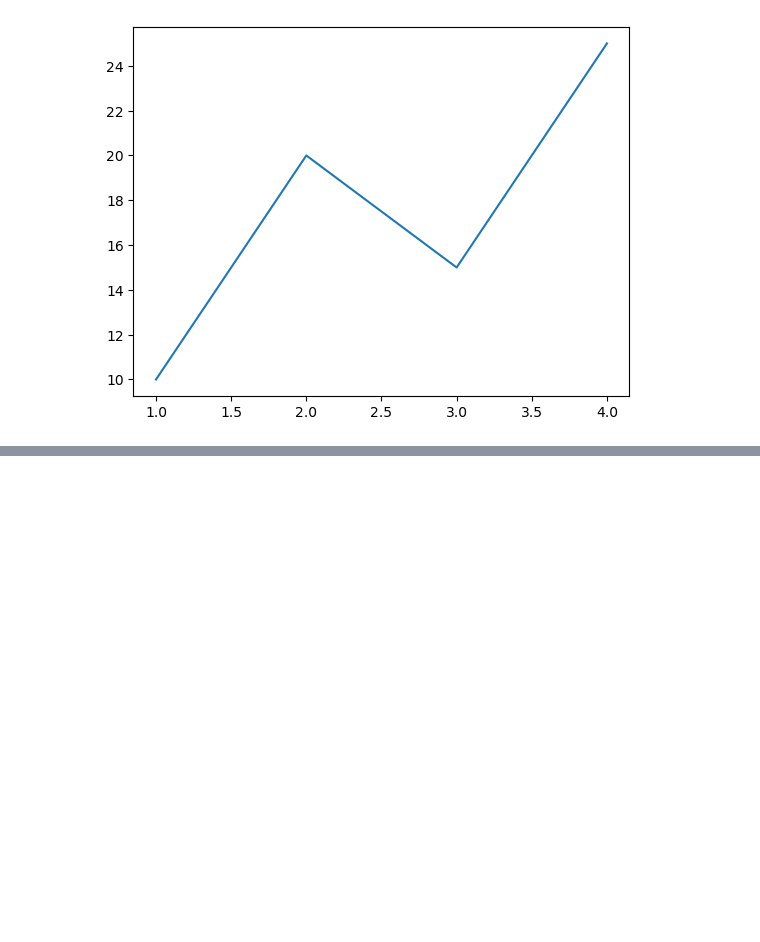
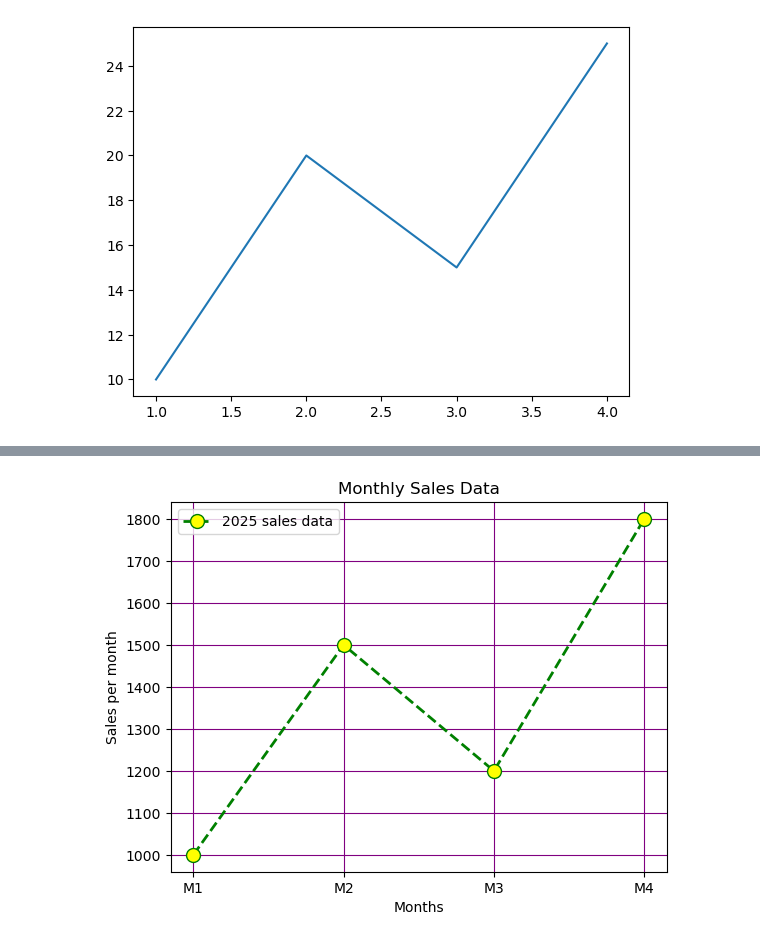
Before and after one commit to sidraanl-08/completedatascience, a Jupyter notebook: matplotlib/matplotlib.ipynb, the cells around one changed output, grey strips where cells are left out. Cells and saved outputs as stored; diff of their text form; code cells hidden in the pictures; blank space fills up the shorter version.

```diff
--- a/matplotlib/matplotlib.ipynb
+++ b/matplotlib/matplotlib.ipynb
@@ -21,0 +55,15 @@ plt.plot(x,y)
+# %%
+import matplotlib.pyplot as plt
+
+months = [1,2,3,4]
+sales= [1000, 1500, 1200, 1800]
+plt.plot(months, sales, color="green", linestyle="--", linewidth = 2, marker = "o", markerfacecolor="yellow", markersize=10 ,label="2025 sales data" )
+plt.xlabel("Months")
+plt.ylabel("Sales per month")
+plt.title("Monthly Sales Data")
+plt.legend() #gives a descriptive block
+plt.grid(color="purple") #displays a grid behind the graph
+plt.xticks([1,2,3,4],["M1", "M2", "M3", "M4"]) #divides x axis into parts
+plt.show()
+# %% [output]
+[figure, added]
```
Also changed, not shown: parts of 6 cells of this notebook.
